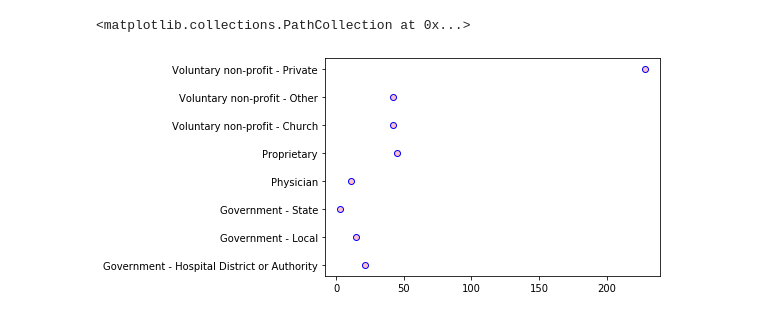
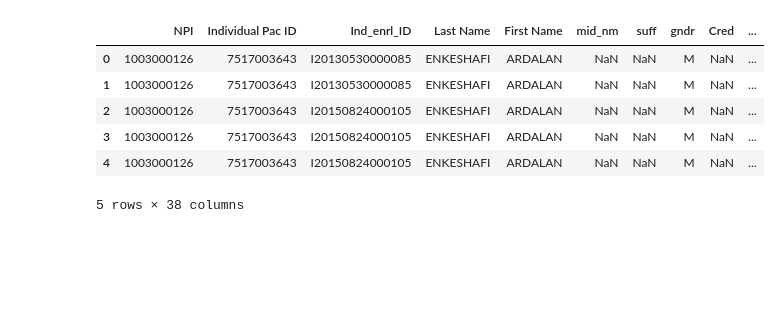
Before and after one commit to ishanku/MedicareDataAnalysisProject, a Jupyter notebook: Physician_Analysis_JJ.ipynb, the cells around one changed output. Saved outputs shown, nothing was run; the diff lists cells and outputs as text; code cells hidden in the pictures; blank space fills up the shorter version.

```diff
--- a/Physician_Analysis_JJ.ipynb
+++ b/Physician_Analysis_JJ.ipynb
@@ -94,5 +41,11 @@ FSOwnershipCount
-# %%
-plt.scatter(FSOwnershipCount['Facility Name'],FSOwnershipCount.index,marker="o",color="pink",edgecolor="blue")
-# %% [output]
-<matplotlib.collections.PathCollection at 0x...>
-[figure, removed]
+# %%
+renamed_df = physiciangeneraldata.rename(columns={" Ind_PAC_ID":"Individual Pac ID", " lst_nm":"Last Name", " frst_nm":"First Name",})
+renamed_df.head()
+# %% [output]
+|  | NPI | Individual Pac ID | Ind_enrl_ID | Last Name | First Name | mid_nm | suff | gndr | Cred | ... |
+| 0 | 1003000126 | 7517003643 | I20130530000085 | ENKESHAFI | ARDALAN | NaN | NaN | M | NaN | ... |
+| 1 | 1003000126 | 7517003643 | I20130530000085 | ENKESHAFI | ARDALAN | NaN | NaN | M | NaN | ... |
+| 2 | 1003000126 | 7517003643 | I20150824000105 | ENKESHAFI | ARDALAN | NaN | NaN | M | NaN | ... |
+| 3 | 1003000126 | 7517003643 | I20150824000105 | ENKESHAFI | ARDALAN | NaN | NaN | M | NaN | ... |
+| 4 | 1003000126 | 7517003643 | I20150824000105 | ENKESHAFI | ARDALAN | NaN | NaN | M | NaN | ... |
+5 rows × 38 columns
```
Also changed, not shown: parts of 11 cells of this notebook.
